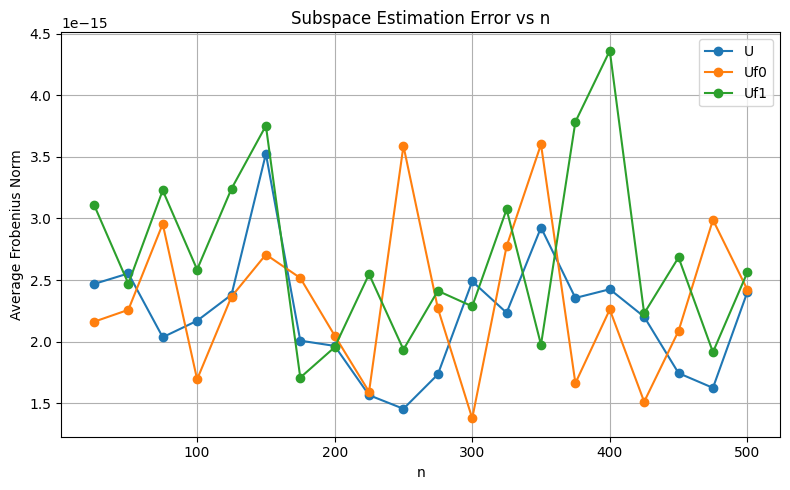
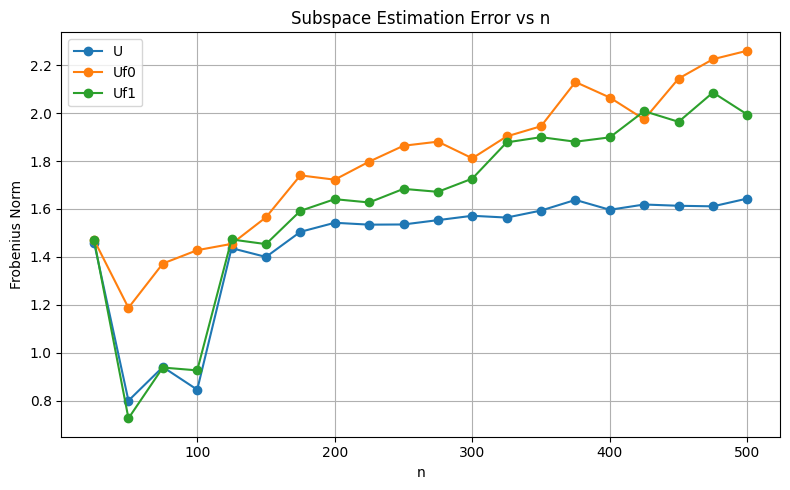
Unified diff of the notebook cell whose output changed from the first chart to the second:
--- before
+++ after
@@ -4,10 +4,7 @@
 
 for matrix, group in df_n.groupby("matrix"):
-    # Average across replicates if there are multiple rows per K
-    avg = group.groupby("n", as_index=False)["frob_norm"].mean()
-
     plt.plot(
-        avg["n"],
-        avg["frob_norm"],
+        group["n"],
+        group["frob_norm"],
         marker="o",
         label=matrix
@@ -15,5 +12,5 @@
 
 plt.xlabel("n")
-plt.ylabel("Average Frobenius Norm")
+plt.ylabel("Frobenius Norm")
 plt.title("Subspace Estimation Error vs n")
 plt.legend()

Commit: irlb test for speed